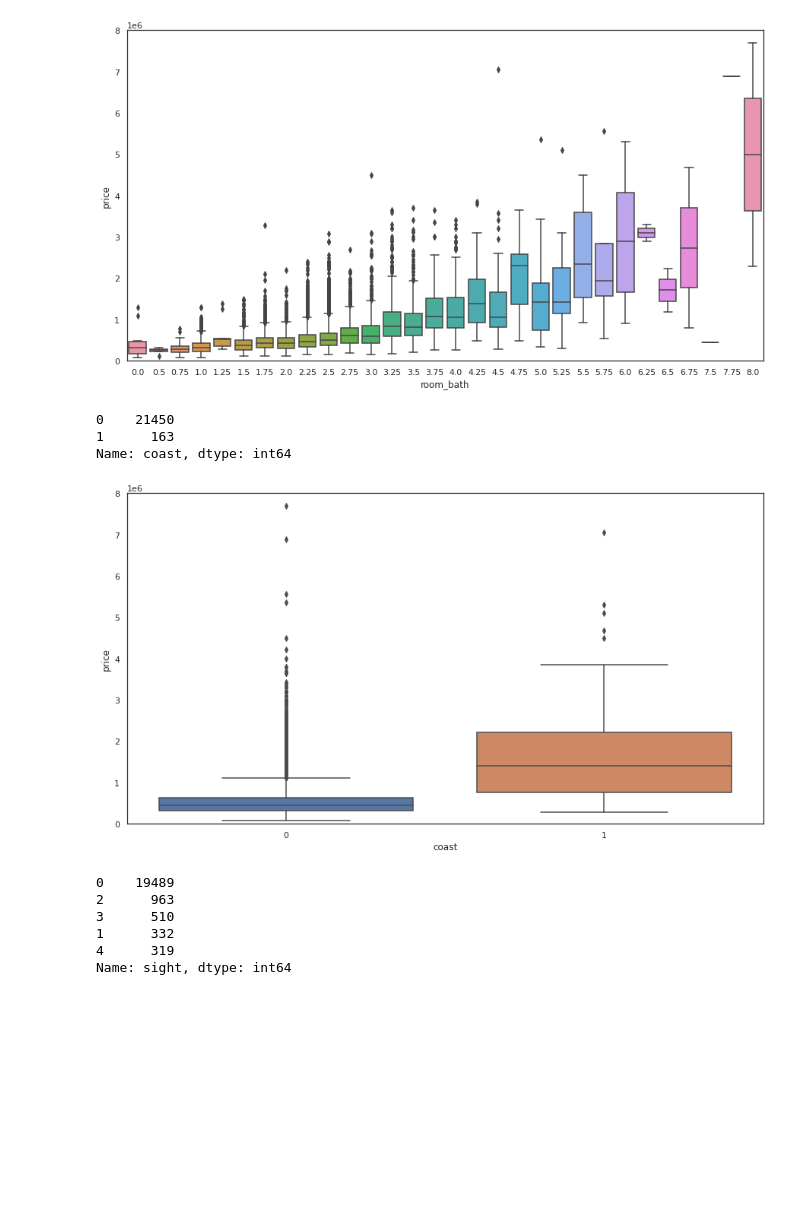
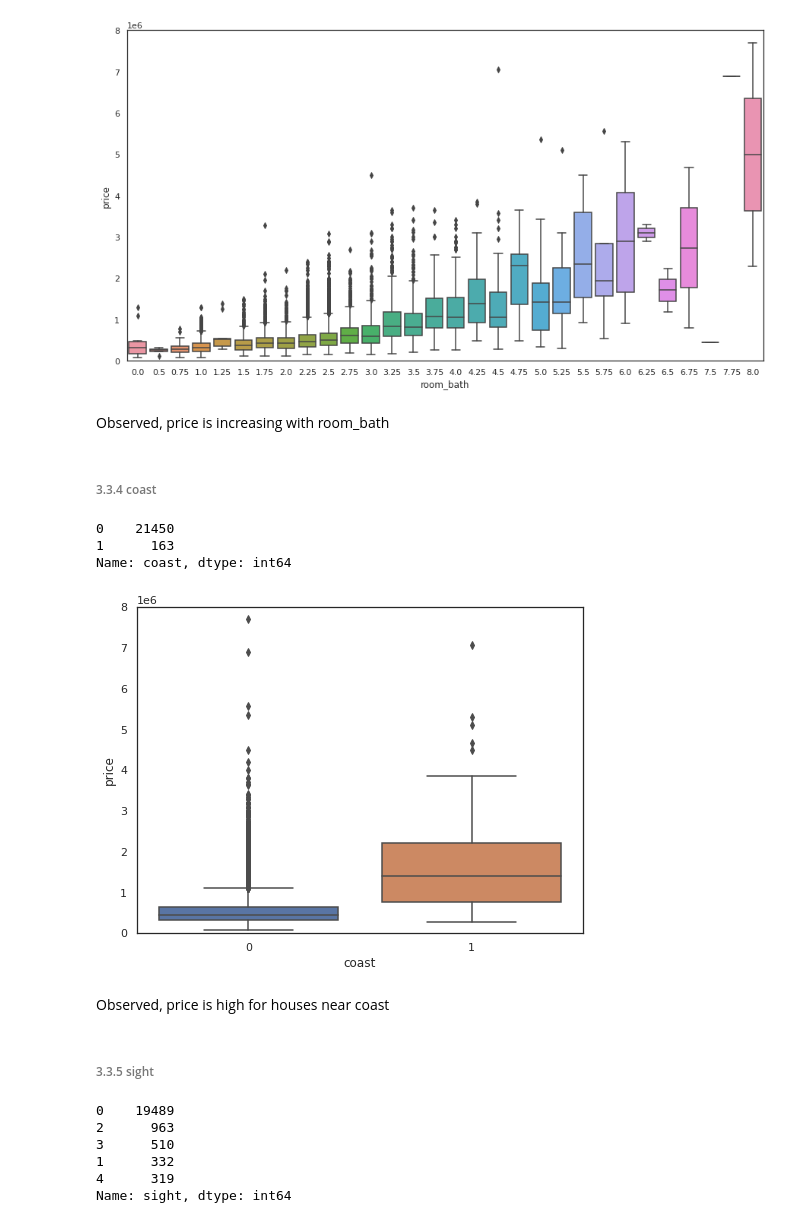
Before and after one commit to haritmm97/ML-Projects, a Jupyter notebook: Capstone.ipynb, the cells around one changed output. Saved outputs shown, nothing was run; the diff lists cells and outputs as text; code cells hidden in the pictures; blank space fills up the shorter version.

```diff
--- a/Capstone.ipynb
+++ b/Capstone.ipynb
@@ -232,8 +268,17 @@ sns.boxplot(x='price',data=df,orient='v')
 # %%
+df['cid'] = pd.Categorical(df.cid)
+df['dayhours'] = pd.Categorical(df.dayhours)
+df['ceil'] = pd.Categorical(df.ceil)
 df['coast'] = pd.Categorical(df.coast)
 df['sight'] = pd.Categorical(df.sight)
+df['condition'] = pd.Categorical(df.condition)
 df['quality'] = pd.Categorical(df.quality)
 df['furnished'] = pd.Categorical(df.furnished)
+df['yr_renovated'] = pd.Categorical(df.yr_renovated)
+df['zipcode'] = pd.Categorical(df.zipcode)
+df['lat'] = pd.Categorical(df.lat)
+df['long'] = pd.Categorical(df.long)
+
 df.info()
 # %% [output]
 <class 'pandas.core.frame.DataFrame'>
@@ -270 +319,7 @@ df['dayhours'].value_counts()
 Name: dayhours, Length: 372, dtype: int64
+# %%
+# From dayhours, extracting year & month
+df['dayhours_yr'] = df.dayhours.apply(lambda x: x[:4])
+df['dayhours_mon_1'] = df.dayhours.apply(lambda x: x[:6])
+df['dayhours_mon'] = df.dayhours_mon_1.apply(lambda x: x[-2:])
+df.head()
@@ -319,6 +427,10 @@ fig = sns.boxplot(x=df['room_bath'], y="price", data=data)
 fig.axis(ymin=0, ymax=8000000);
 # %% [output]
 [figure]
+# %% [markdown]
+Observed, price is increasing with room_bath
+# %% [markdown]
+###### 3.3.4 coast
 # %%
 df['coast'].value_counts()
 # %% [output]
@@ -327,11 +439,15 @@ df['coast'].value_counts()
 Name: coast, dtype: int64
 # %%
 data = pd.concat([df['price'], df['coast']], axis=1)
-f, ax = plt.subplots(figsize=(15, 8))
+f, ax = plt.subplots(figsize=(8, 6))
 fig = sns.boxplot(x=df['coast'], y="price", data=data)
 fig.axis(ymin=0, ymax=8000000);
 # %% [output]
-[figure, old version]
+[figure, new version]
+# %% [markdown]
+Observed, price is high for houses near coast
+# %% [markdown]
+###### 3.3.5 sight
 # %%
 df['sight'].value_counts()
 # %% [output]
```
Also changed, not shown: parts of 104 cells of this notebook.
